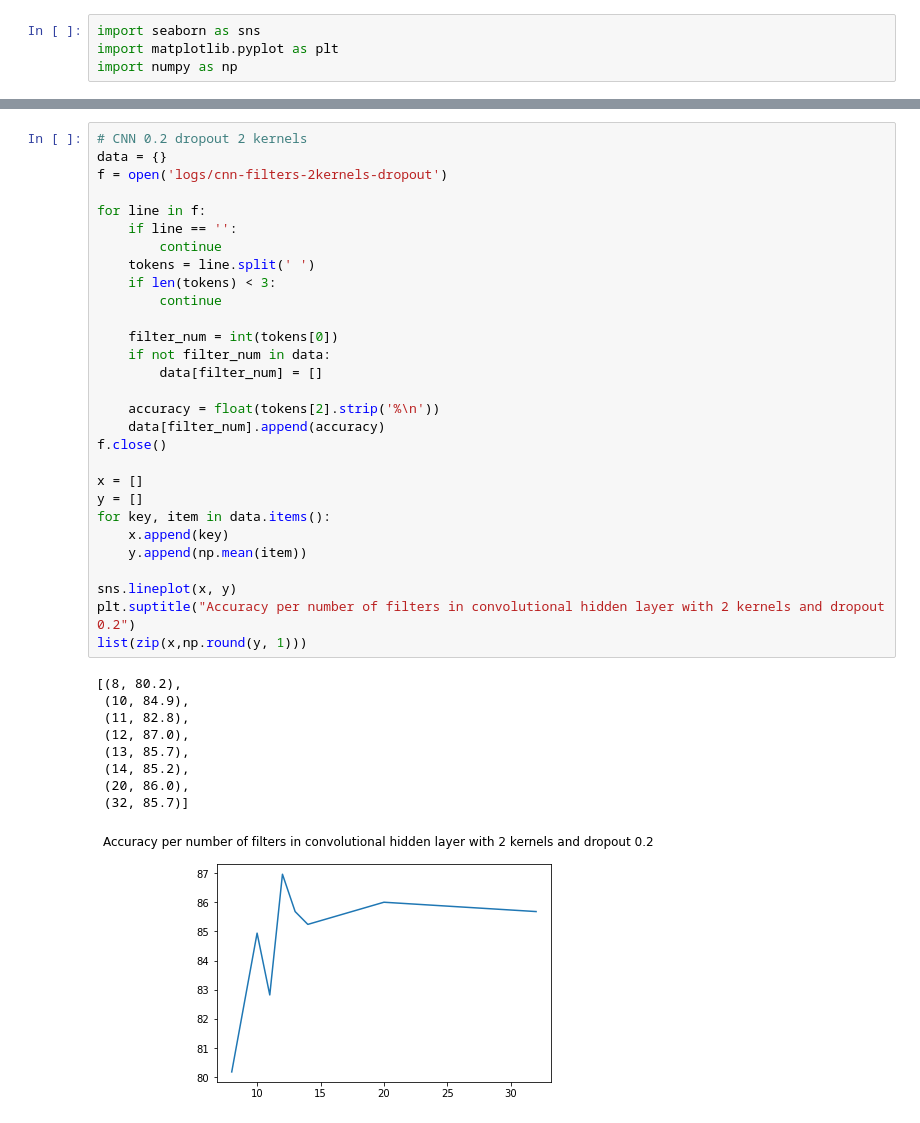
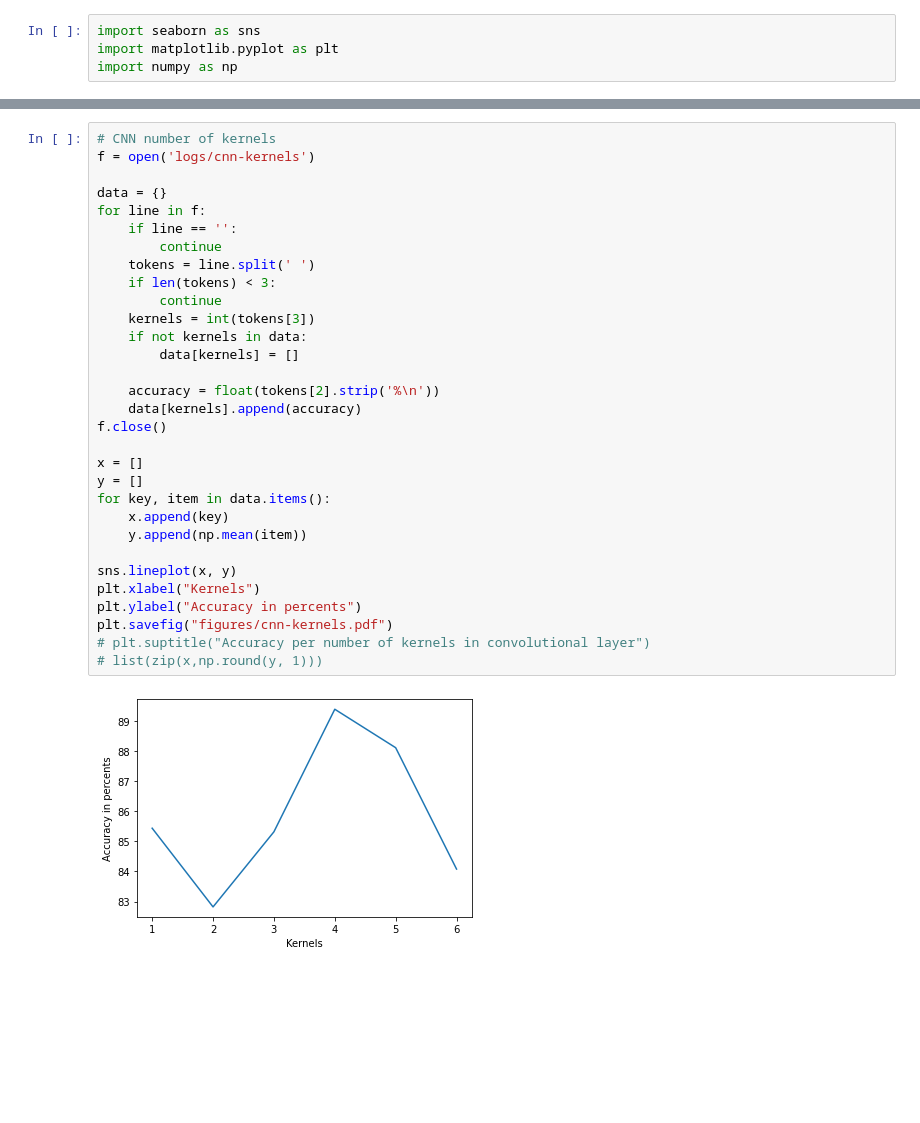
Before and after one commit to mmenzyns/ai-palm-rejection, a Jupyter notebook: ai_ml/graphs.ipynb, the cells around one changed output, grey strips where cells are left out. Cells and saved outputs as stored; diff of their text form; blank space fills up the shorter version.

```diff
--- a/ai_ml/graphs.ipynb
+++ b/ai_ml/graphs.ipynb
@@ -55,40 +39,34 @@ list(zip(x,np.round(y, 1)))
 # %%
-# CNN 0.2 dropout 2 kernels
+# CNN number of kernels
+f = open('logs/cnn-kernels')
+
 data = {}
-f = open('logs/cnn-filters-2kernels-dropout')
-
 for line in f:
     if line == '':
         continue
     tokens = line.split(' ')
     if len(tokens) < 3:
         continue
-
-    filter_num = int(tokens[0])
-    if not filter_num in data:
-        data[filter_num] = []
+    kernels = int(tokens[3])
+    if not kernels in data:
+        data[kernels] = []
 
     accuracy = float(tokens[2].strip('%\n'))
-    data[filter_num].append(accuracy)
+    data[kernels].append(accuracy)
 f.close()
 
 x = []
 y = []
 for key, item in data.items():
     x.append(key)
     y.append(np.mean(item))
 
 sns.lineplot(x, y)
-plt.suptitle("Accuracy per number of filters in convolutional hidden layer with 2 kernels and dropout 0.2")
-list(zip(x,np.round(y, 1)))
+plt.xlabel("Kernels")
+plt.ylabel("Accuracy in percents")
+plt.savefig("figures/cnn-kernels.pdf")
+# plt.suptitle("Accuracy per number of kernels in convolutional layer")
+# list(zip(x,np.round(y, 1)))
 # %% [output]
-[(8, 80.2),
- (10, 84.9),
- (11, 82.8),
- (12, 87.0),
- (13, 85.7),
- (14, 85.2),
- (20, 86.0),
- (32, 85.7)]
-[figure, old version]
+[figure, new version]
 # %%
```
Also changed, not shown: parts of 10 cells of this notebook, 55 other files.
